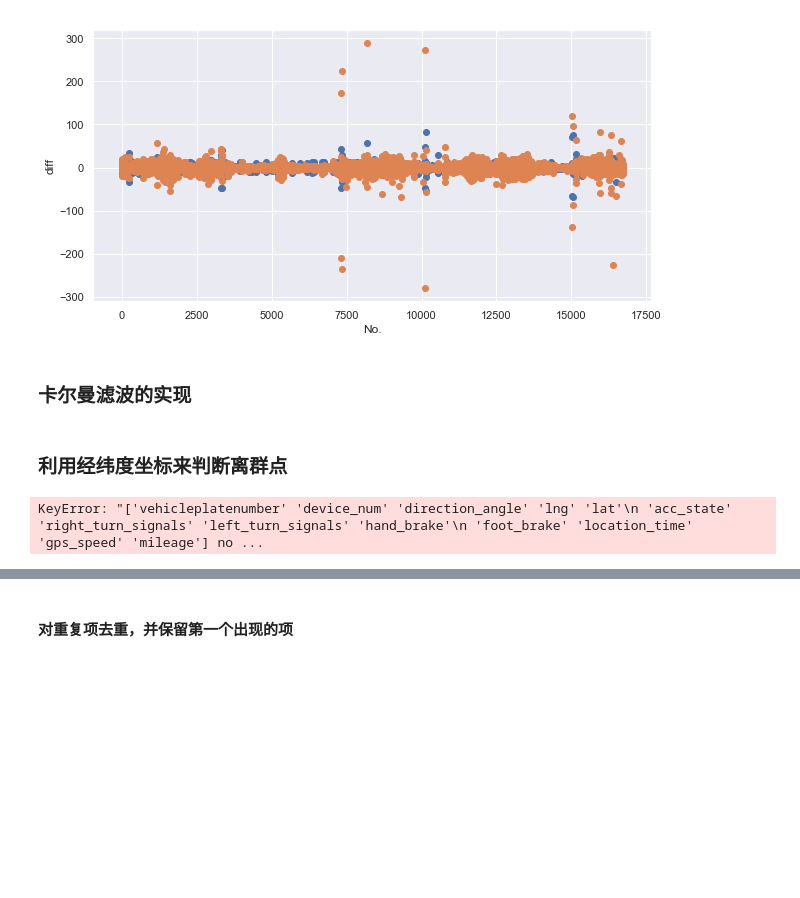
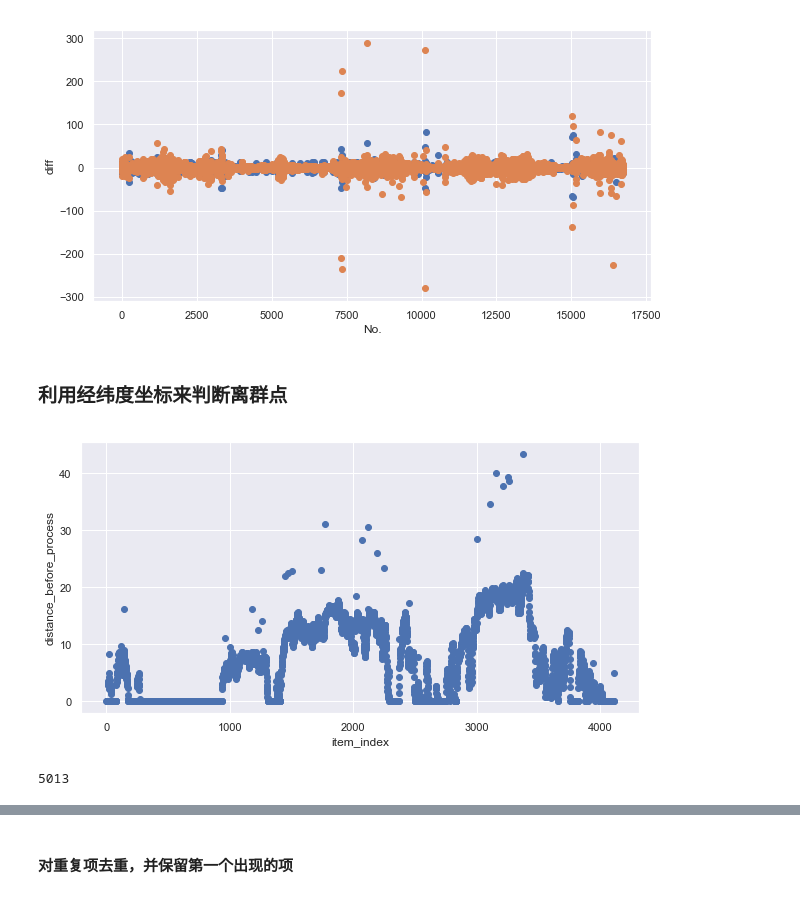
Before and after one commit to flowerlake/Tipdm_2019_C, a Jupyter notebook: data_processing/data pre-processing.ipynb, the cells around one changed output, grey strips where cells are left out. Saved outputs shown, nothing was run; the diff lists cells and outputs as text; code cells hidden in the pictures; blank space fills up the shorter version.

```diff
--- a/data_processing/data pre-processing.ipynb
+++ b/data_processing/data pre-processing.ipynb
@@ -103,8 +85,6 @@ plt.xlabel("No.")
 plt.show()
 # %% [output]
 [figure]
-# %% [markdown]
-### 卡尔曼滤波的实现
 # %% [markdown]
 ### 利用经纬度坐标来判断离群点
 # %%
@@ -126,44 +106,51 @@ def haversine(lon1, lat1, lon2, lat2): # 经度1，纬度1，经度2，纬度2
     r = 6371.393 # 地球平均半径，单位为公里
     return c * r * 1000
 # %%
-for j in range(len(filepath)):
+# for j in range(len(filepath)):
 
 #     j=1
-    vehicle = pd.read_csv(filepath[j])
+vehicle = pd.read_csv("data/process_file/AA00004_1.csv")
 
 
-    distance = [(i,haversine(vehicle.iloc[i+1]["lng"],vehicle.iloc[i+1]["lat"],
-                                                 vehicle.iloc[i]["lng"],vehicle.iloc[i]["lat"])) for i in range(len(vehicle)-1)]
+distance = [(i,haversine(vehicle.iloc[i+1]["lng"],vehicle.iloc[i+1]["lat"],
+                                             vehicle.iloc[i]["lng"],vehicle.iloc[i]["lat"])) for i in range(len(vehicle)-1)]
 
-    # 每秒最大的距离
-    max_distance_mil = max(list(set(vehicle["gps_speed"])))/3.6
+# # 每秒最大的距离
+# max_distance_mil = max(list(set(vehicle["gps_speed"])))/3.6
 
-    for i in distance:
-        if i[1]>max_distance_mil:
-            vehicle = vehicle.drop(index=i[0])
+# for i in distance:
+#     if i[1]>max_distance_mil:
+#         vehicle = vehicle.drop(index=i[0])
 
 
-    vehicle.to_csv("data/" + filepath[j].split("/")[-1].split(".")[0] + ".csv")
+# vehicle.to_csv("data/" + filepath[j].split("/")[-1].split(".")[0] + ".csv")
 
 
-    # Set the global default size of matplotlib figures
-    plt.rc('figure', figsize=(10, 5))
-    # Set seaborn aesthetic parameters to defaults
-    seaborn.set()
+# Set the global default size of matplotlib figures
+plt.rc('figure', figsize=(10, 5))
+# Set seaborn aesthetic parameters to defaults
+seaborn.set()
 
-    plt.scatter(range(len(distance)),[item[1] for item in distance])
-    plt.ylabel("distance_before_process")
-    plt.xlabel("item_index")
-    plt.savefig("image/distance_image_before/" + filepath[j].split("/")[-1].split(".")[0] + "_before.jpg")
-#     plt.show()
-    plt.close()
+plt.scatter(range(len(distance)),[item[1] for item in distance])
+plt.ylabel("distance_before_process")
+plt.xlabel("item_index")
+# plt.savefig("image/distance_image_before/" + filepath[j].split("/")[-1].split(".")[0] + "_before.jpg")
+plt.show()
+plt.close()
+# %% [output]
+[figure, added]
+# %%
+distance = [haversine(vehicle.iloc[i+1]["lng"],vehicle.iloc[i+1]["lat"],
+                                             vehicle.iloc[i]["lng"],vehicle.iloc[i]["lat"]) for i in range(len(vehicle)-1)]
+distance.append(0)
+vehicle['distance'] = distance
+# %% [output]
+5013
 # %%
 # 每秒最大的距离
 max_distance_mil = max(list(set(vehicle["gps_speed"])))/3.6
 
 
-error_index =[i[0] for i in distance if i[1]>max_distance_mil]
+error_index =[(i[0],i[1]) for i in distance if i[1]>max_distance_mil]
 
-vehicle = vehicle.drop(index=error_index)
+# vehicle = vehicle.drop(index=error_index)
-# %% [output]
-KeyError: "['vehicleplatenumber' 'device_num' 'direction_angle' 'lng' 'lat'\n 'acc_state' 'right_turn_signals' 'left_turn_signals' 'hand_brake'\n 'foot_brake' 'location_time' 'gps_speed' 'mileage'] no ...
```
Also changed, not shown: parts of 10 cells of this notebook, 2 other files.
